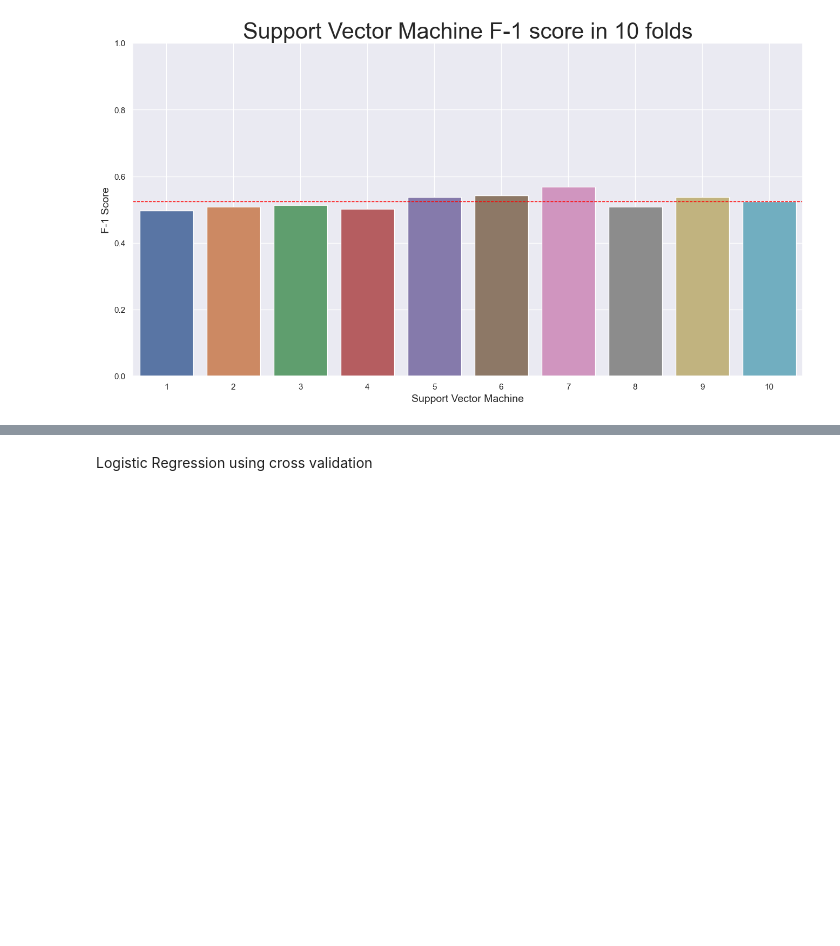
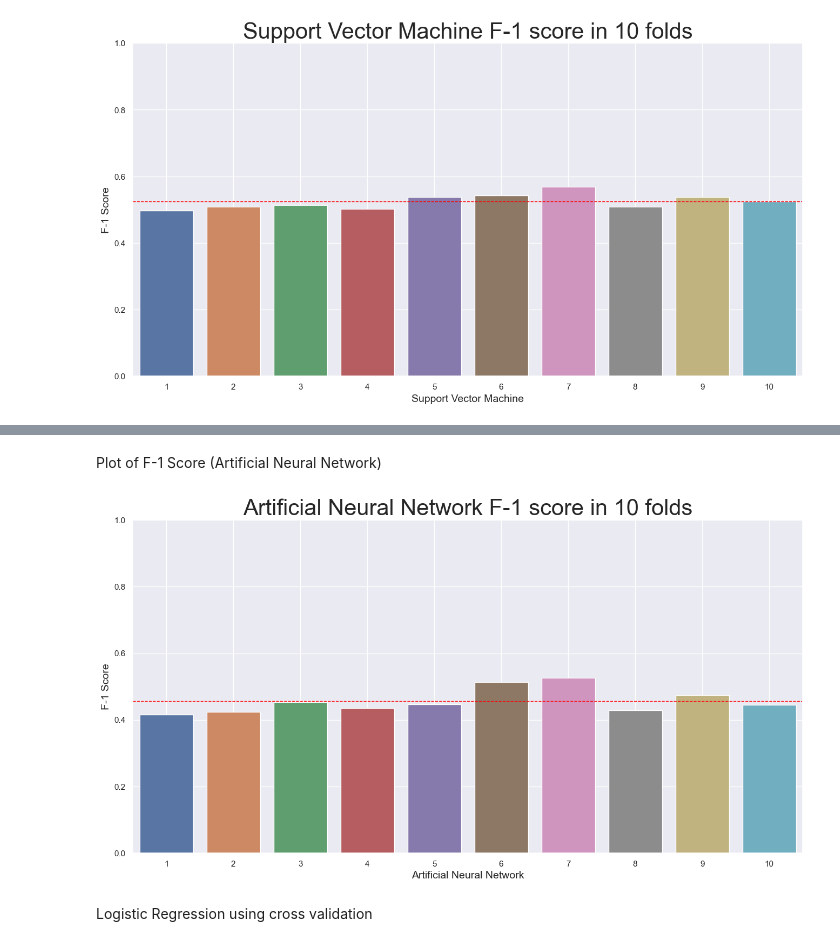
Before and after one commit to Alexius0123/Card-Fraud-Project, a Jupyter notebook: final.ipynb, the cells around one changed output, grey strips where cells are left out. Drawn from its saved outputs; the diff is of its cells as text; code cells hidden in the pictures; blank space fills up the shorter version.

Commit message:
kfolds for neural network

```diff
--- a/final.ipynb
+++ b/final.ipynb
@@ -877,0 +880,8 @@ plt.show()
+# %%
+ann_cross = tf.keras.models.Sequential()
+ann_cross.add(tf.keras.layers.Dense(units=10, activation='sigmoid', bias_regularizer = l2(0.01), input_dim = 23))
+ann_cross.add(tf.keras.layers.Dense(units=1, activation='sigmoid'))
+ann_cross.compile(optimizer = 'adam', loss = 'binary_crossentropy', metrics = ['binary_accuracy'])
+ann_cross = KerasClassifier(model = ann_cross, batch_size = 32, epochs = 400)
+
+results_ann = cross_validate(estimator= ann_cross, X = X_scaled, y= y, cv = 10, scoring= ['accuracy', 'precision', 'recall', 'f1'], return_train_score=False)
@@ -878,3 +931,21 @@ plt.show()
+# %% [markdown]
+Plot of F-1 Score (Artificial Neural Network)
+# %%
+plt.figure(figsize=(16,8))
+labels = ["1", "2", "3", "4", "5", "6", "7", "8", "9", "10"]
+X_axis = np.arange(len(labels))
+ax = plt.gca()
+sns.barplot(x = X_axis, y = results_ann['test_f1'])
+plt.ylim(0, 1)
+plt.title("Artificial Neural Network F-1 score in 10 folds", fontsize=30)
+plt.xticks(X_axis, labels)
+plt.xlabel("Artificial Neural Network", fontsize=14)
+plt.ylabel("F-1 Score", fontsize=14)
+plt.axhline(sum(results_ann['test_f1']) / len(results_ann['test_f1']), color='red', linestyle='--', linewidth=1, label='Avg')
+plt.grid(True)
+plt.show()
+# %% [output]
+[figure, added]
 # %% [markdown]
 Logistic Regression using cross validation
 # %%
```
Also changed, not shown: parts of 3 cells of this notebook.
